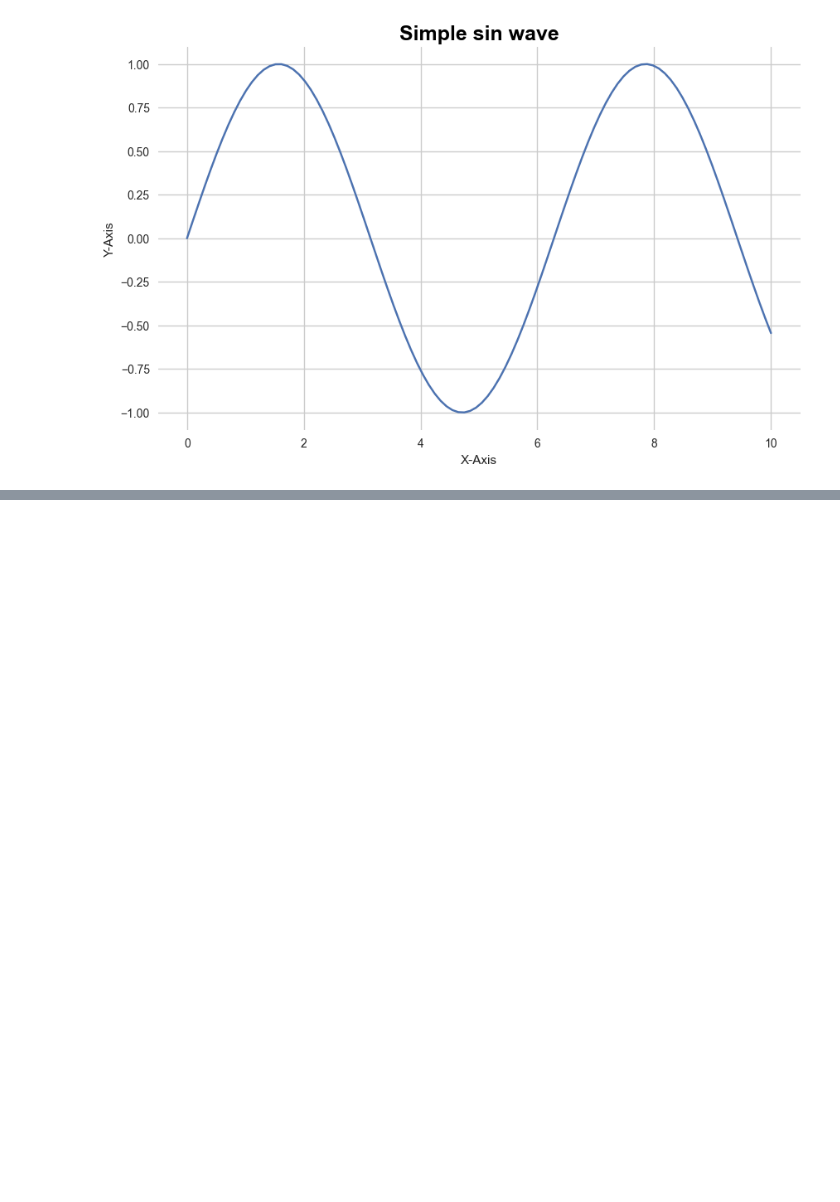
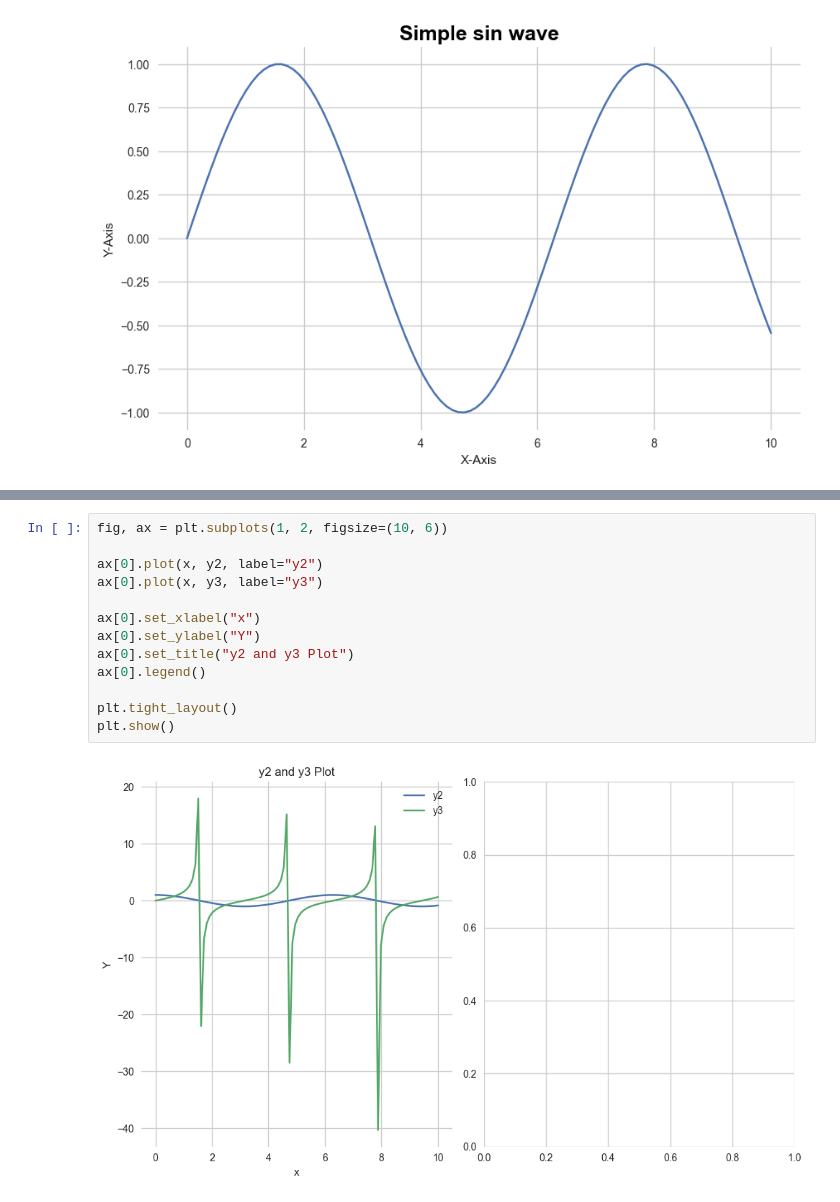
Before and after one commit to ariyan378/python-problem-solving, a Jupyter notebook: random-practice/practice-3.ipynb, the cells around one changed output, grey strips where cells are left out. Cells and saved outputs as stored; diff of their text form; blank space fills up the shorter version.

```diff
--- a/random-practice/practice-3.ipynb
+++ b/random-practice/practice-3.ipynb
@@ -49,0 +68,15 @@ plt.show()
+# %%
+fig, ax = plt.subplots(1, 2, figsize=(10, 6))
+
+ax[0].plot(x, y2, label="y2")
+ax[0].plot(x, y3, label="y3")
+
+ax[0].set_xlabel("x")
+ax[0].set_ylabel("Y")
+ax[0].set_title("y2 and y3 Plot")
+ax[0].legend()
+
+plt.tight_layout()
+plt.show()
+# %% [output]
+[figure, added]
```
Also changed, not shown: parts of 12 cells of this notebook.
